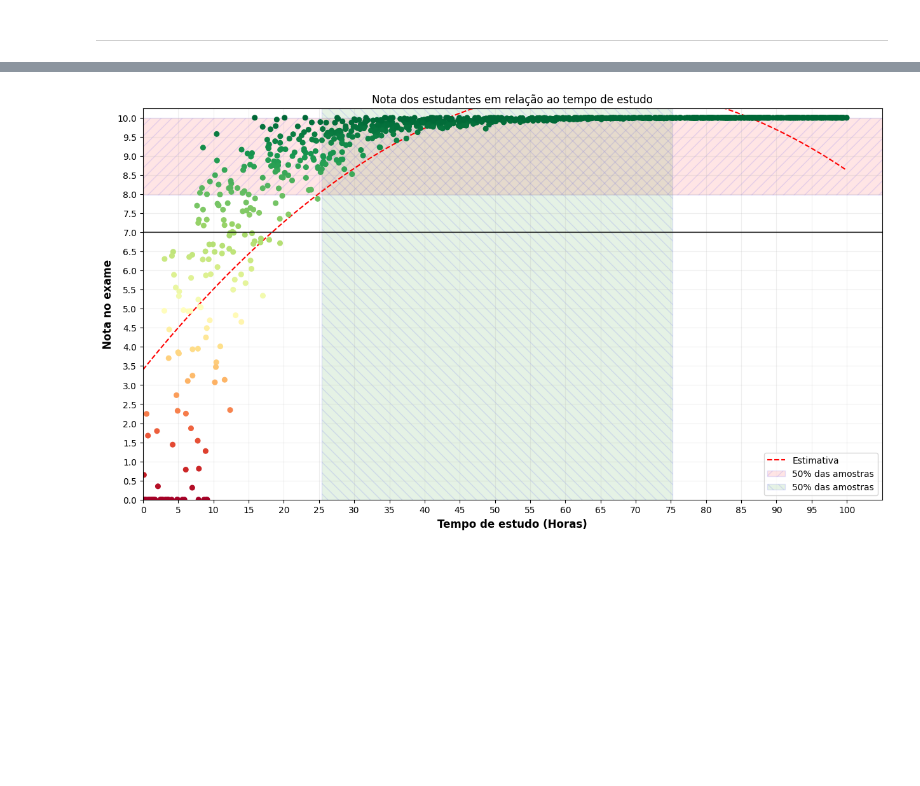
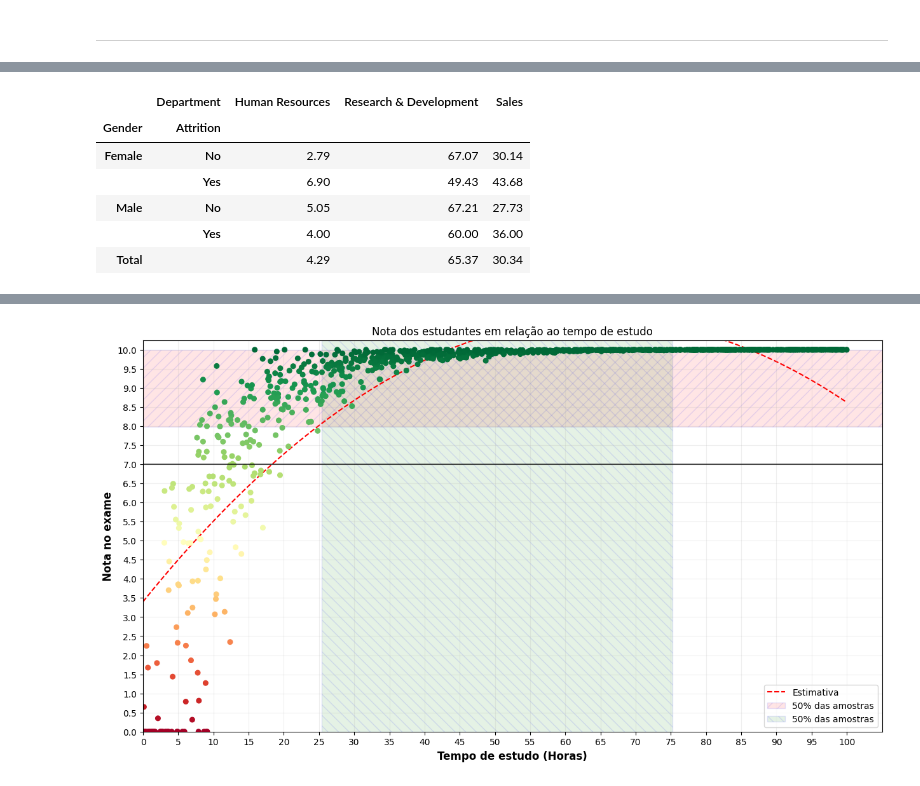
Before and after one commit to AriBarrosFilho/Aprendendo_Python, a Jupyter notebook: teste.ipynb, the cells around one changed output, grey strips where cells are left out. Cells and saved outputs as stored; diff of their text form; code cells hidden in the pictures; blank space fills up the shorter version.

```diff
--- a/teste.ipynb
+++ b/teste.ipynb
@@ -186,3 +225,13 @@ display(df)
+# %%
+pd.crosstab(index = [df.Gender, df.Attrition], columns = df.Department, normalize = "index", margins = True, margins_name = "Total").mul(100).round(decimals = 2)
+# %% [output]
+|  | Department | Human Resources | Research & Development | Sales |
+| Gender | Attrition |  |  |  |
+| Female | No | 2.79 | 67.07 | 30.14 |
+|  | Yes | 6.90 | 49.43 | 43.68 |
+| Male | No | 5.05 | 67.21 | 27.73 |
+|  | Yes | 4.00 | 60.00 | 36.00 |
+| Total |  | 4.29 | 65.37 | 30.34 |
 # %%
 quantidade = 10_000
 
```
Also changed, not shown: parts of 8 cells of this notebook, 3 other files.
